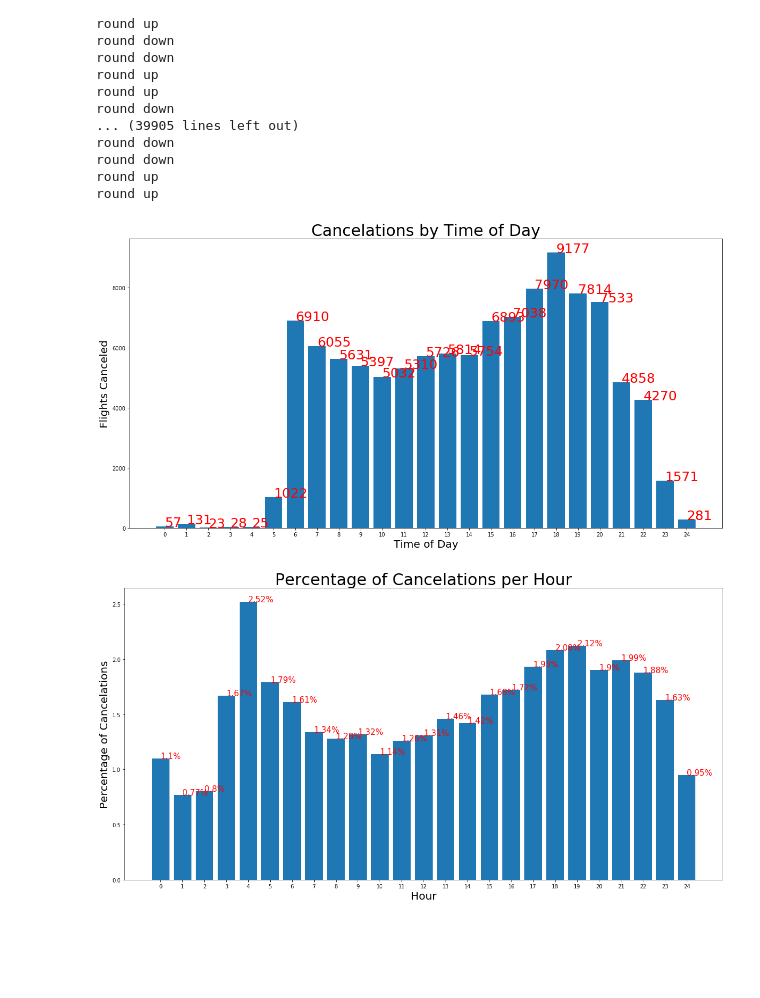
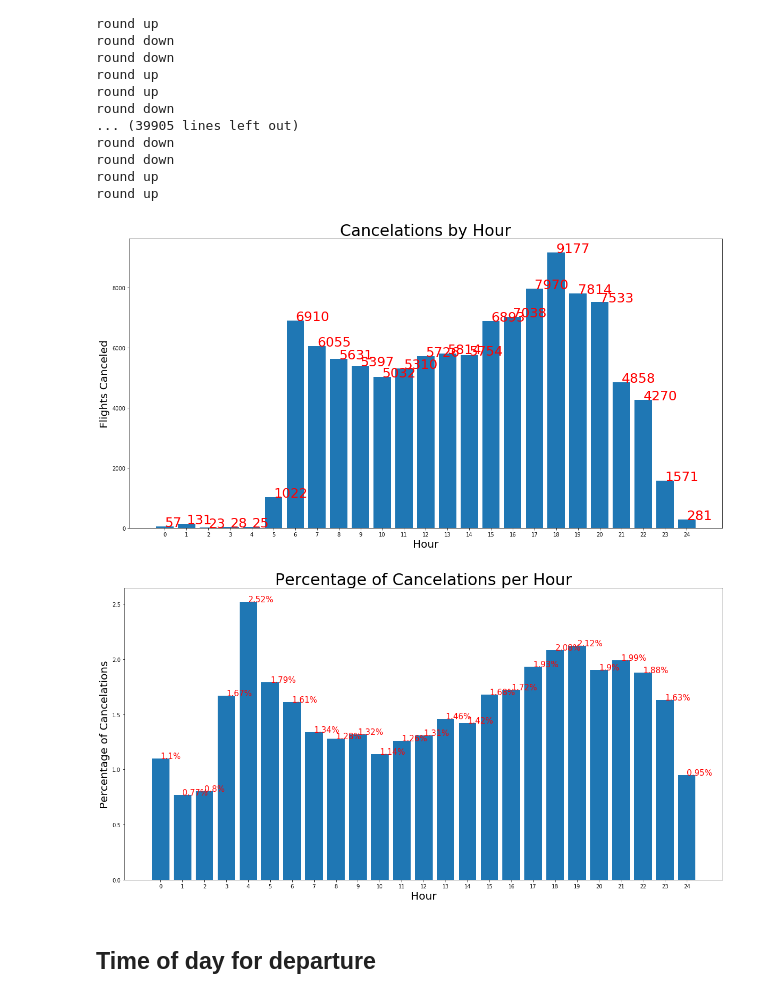
Before and after one commit to Arimorris/canceled_flights, a Jupyter notebook: visuals.ipynb, the cells around one changed output. Saved outputs shown, nothing was run; the diff lists cells and outputs as text; code cells hidden in the pictures; blank space fills up the shorter version.

```diff
--- a/visuals.ipynb
+++ b/visuals.ipynb
@@ -451,23 +451,25 @@ for x in range(len(h)):
 # %%
 plt.figure(figsize=(20,10))
 plt.bar(hour, timefreq)
-plt.title("Cancelations by Time of Day", fontsize =30)
-plt.xlabel('Time of Day', fontsize =20)
+plt.title("Cancelations by Hour", fontsize =30)
+plt.xlabel('Hour', fontsize =20)
 plt.xticks(range(0,25))
 plt.ylabel('Flights Canceled', fontsize =20)
 for a,b in zip(hour, timefreq):
     plt.text(a, b, str(b), fontsize =25, color ='r')
 plt.show()
 
 plt.figure(figsize=(20,10))
 plt.bar(hour, h_pct)
 plt.title("Percentage of Cancelations per Hour", fontsize =30)
 plt.xlabel('Hour', fontsize =20)
 plt.xticks(range(0,25))
 plt.ylabel('Percentage of Cancelations', fontsize =20)
 for a,b in zip(hour, h_pct):
     plt.text(a, b, str(b) + '%', fontsize =15, color ='r')
 plt.show()
 # %% [output]
-[figure, old version]
+[figure, new version]
 [figure]
+# %% [markdown]
+## Time of day for departure
```
Also changed, not shown: parts of 4 cells of this notebook.
